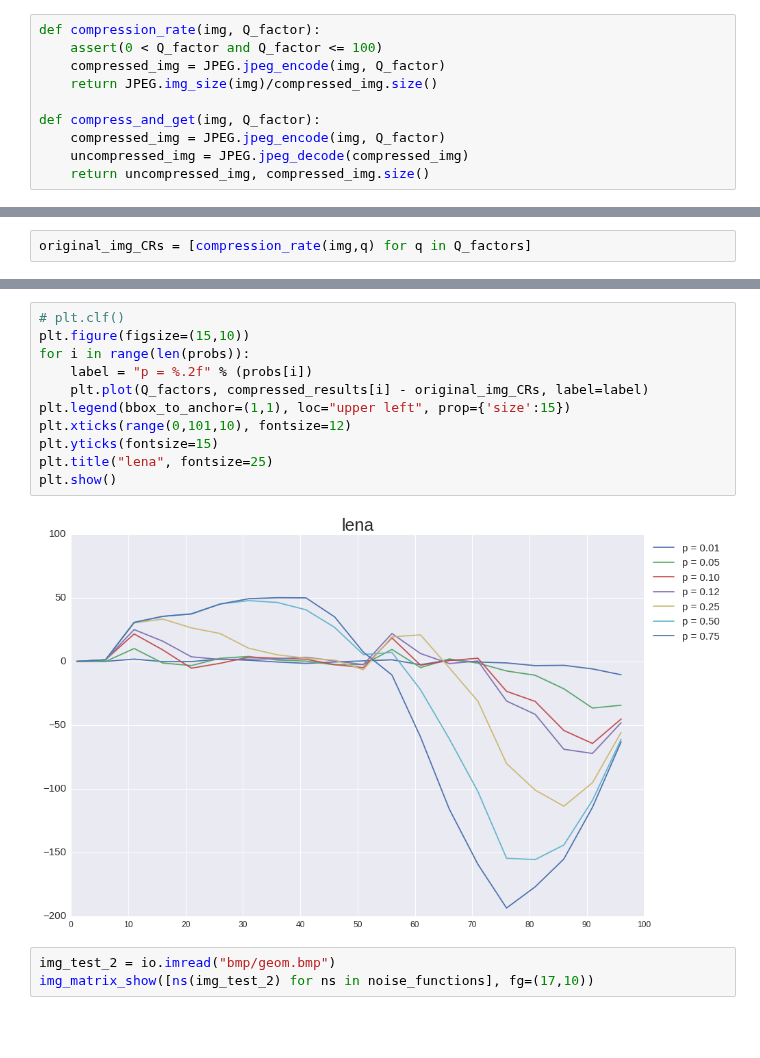
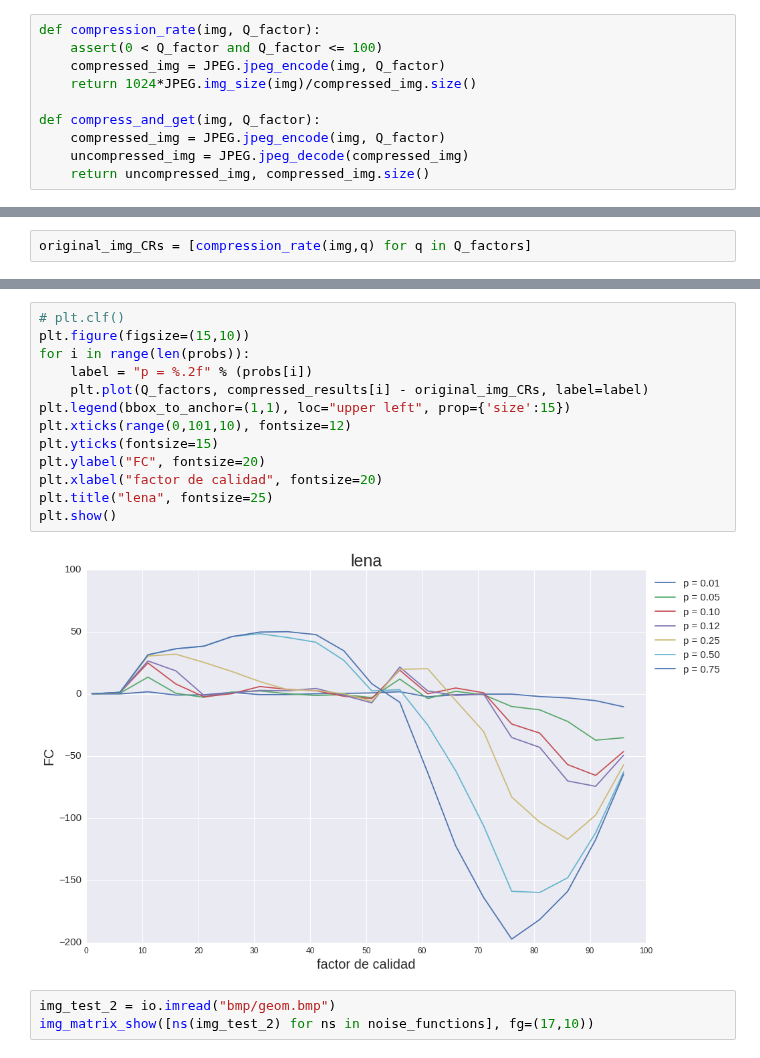
Before and after one commit to npazosmendez/jpeg, a Jupyter notebook: experimentando.ipynb, the cells around one changed output, grey strips where cells are left out. Drawn from its saved outputs; the diff is of its cells as text; blank space fills up the shorter version.

```diff
--- a/experimentando.ipynb
+++ b/experimentando.ipynb
@@ -33,7 +33,7 @@ def img_matrix_show(mat_img, fg = (10,10)):
 def compression_rate(img, Q_factor):
     assert(0 < Q_factor and Q_factor <= 100)
     compressed_img = JPEG.jpeg_encode(img, Q_factor)
-    return JPEG.img_size(img)/compressed_img.size()
+    return 1024*JPEG.img_size(img)/compressed_img.size()
 
 def compress_and_get(img, Q_factor):
     compressed_img = JPEG.jpeg_encode(img, Q_factor)
@@ -203,16 +201,18 @@ plt.show()
 # %%
 # plt.clf()
 plt.figure(figsize=(15,10))
 for i in range(len(probs)):
     label = "p = %.2f" % (probs[i])
     plt.plot(Q_factors, compressed_results[i] - original_img_CRs, label=label)
 plt.legend(bbox_to_anchor=(1,1), loc="upper left", prop={'size':15})
 plt.xticks(range(0,101,10), fontsize=12)
 plt.yticks(fontsize=15)
+plt.ylabel("FC", fontsize=20)
+plt.xlabel("factor de calidad", fontsize=20)
 plt.title("lena", fontsize=25)
 plt.show()
 # %% [output]
-[figure, old version]
+[figure, new version]
 # %%
 img_test_2 = io.imread("bmp/geom.bmp")
 img_matrix_show([ns(img_test_2) for ns in noise_functions], fg=(17,10))
```
Also changed, not shown: parts of 6 cells of this notebook.
